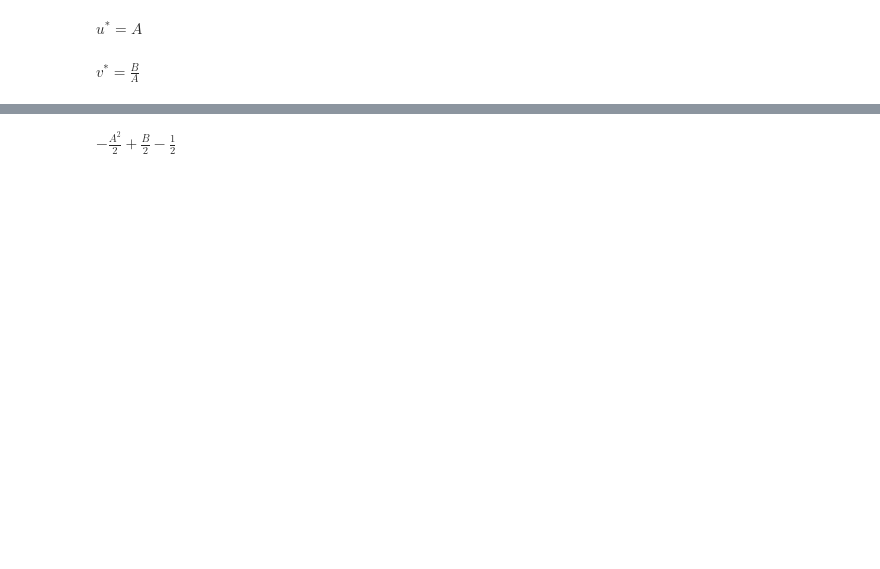
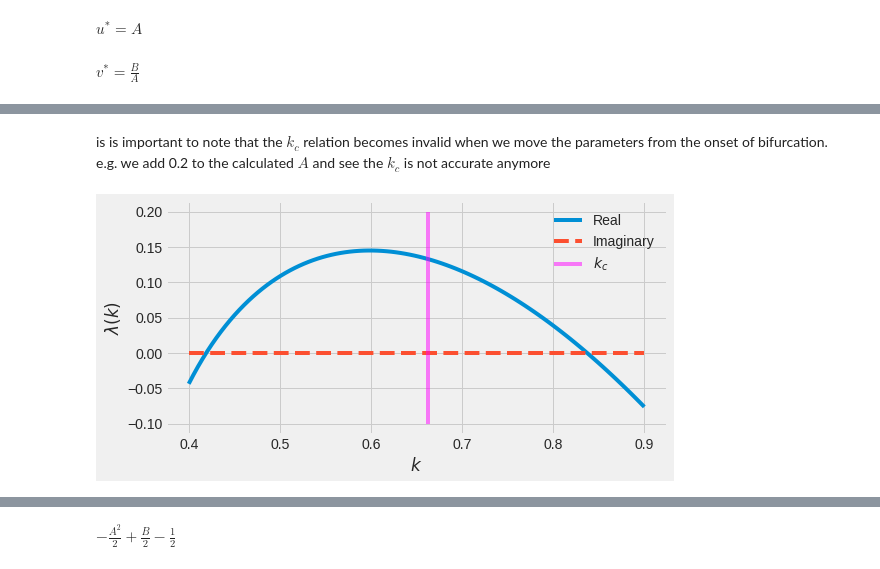
Before and after one commit to rpazuki/morpho_repo, a Jupyter notebook: amplitude_method/PDE_linear_stability.ipynb, the cells around one changed output, grey strips where cells are left out. Saved outputs shown, nothing was run; the diff lists cells and outputs as text; code cells hidden in the pictures; blank space fills up the shorter version.

```diff
--- a/amplitude_method/PDE_linear_stability.ipynb
+++ b/amplitude_method/PDE_linear_stability.ipynb
@@ -624,3 +566,27 @@ $J_2=\left[\begin{matrix}B - D_{u} k^{2} - 1 & A^{2}\\- B & - A^{2} - D_{v} k^{2
+# %% [markdown]
+is is important to note that the $k_c$ relation becomes invalid when we move the parameters from the onset of bifurcation. e.g. we add 0.2 to the calculated $A$ and see the $k_c$ is not accurate anymore
+# %%
+ks = np.complex64(np.linspace(0.4, .9, num=100))
+
+λ_2_f = lambdify([k, A, B, D_u, D_v], λ_2, modules='numpy')
+λ_2_graph = λ_2_f(ks, A =A_val+0.2, B = 2, D_u = 1, D_v = 10)
+
+
+fig = plt.figure(figsize=(8,4))
+plt.style.use('fivethirtyeight')
+plt.plot(ks,np.real(λ_2_graph), label='Real')
+plt.plot(ks,np.imag( λ_2_graph),  '--', label='Imaginary')
+
+k_c_f = lambdify([A, B, D_u, D_v], k_c, modules='numpy')
+k_critical = k_c_f(A = A_val+0.2, B = 2, D_u = 1, D_v = 10)
+plt.vlines(k_critical, -.1 , .2, color='magenta', linestyle='-', alpha=.5,
+           label=r"$k_c$")
+plt.xlabel(r"$k$")
+plt.ylabel(r"$\lambda(k)$")
+plt.legend()
+plt.show()
+# %% [output]
+[figure, added]
 # %%
 lambda_k_1, lambda_k_2 =  list(J_2.eigenvals().keys())
 hprint("\lambda_1(k) = ", lambda_k_1)
```
Also changed, not shown: parts of 50 cells of this notebook, 4 other files.
